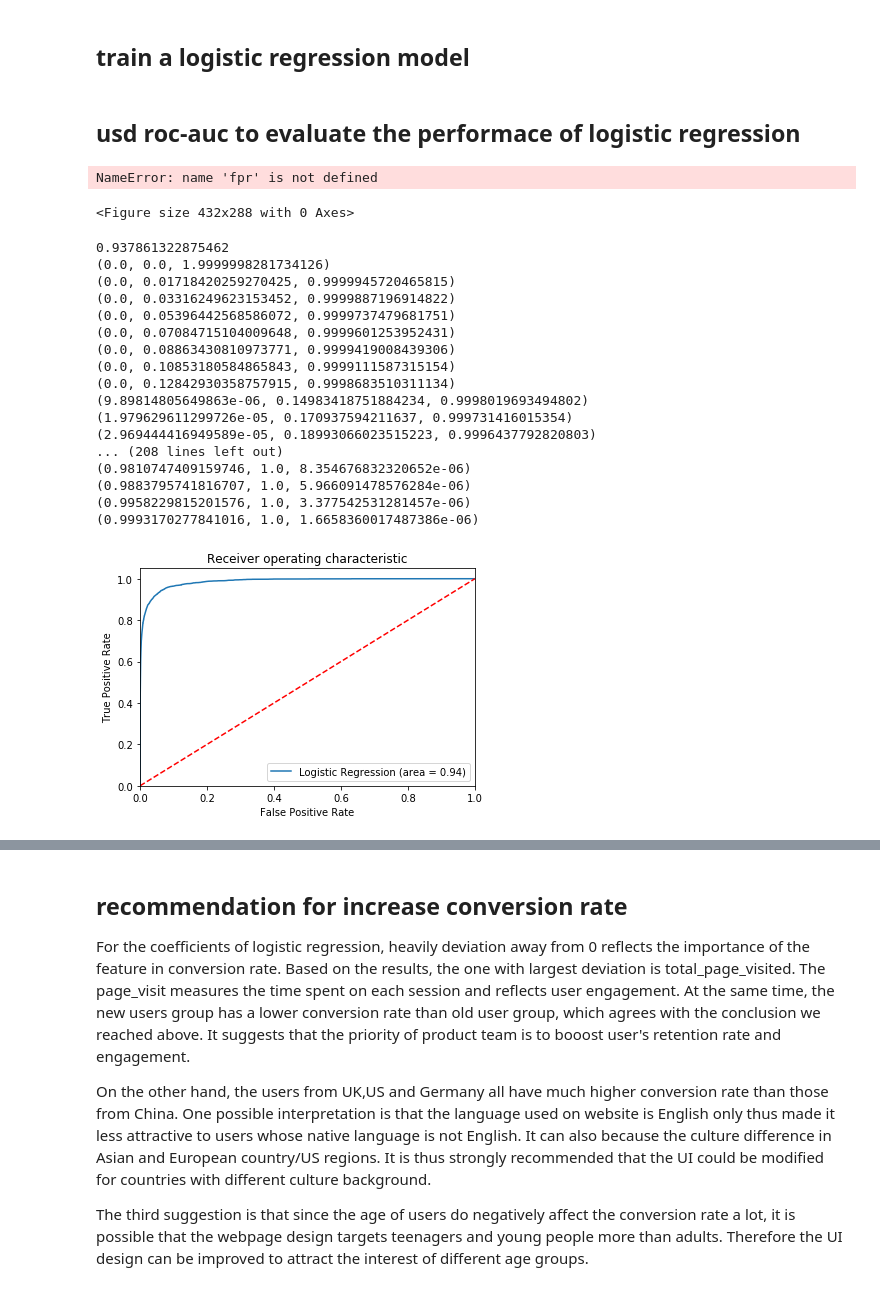
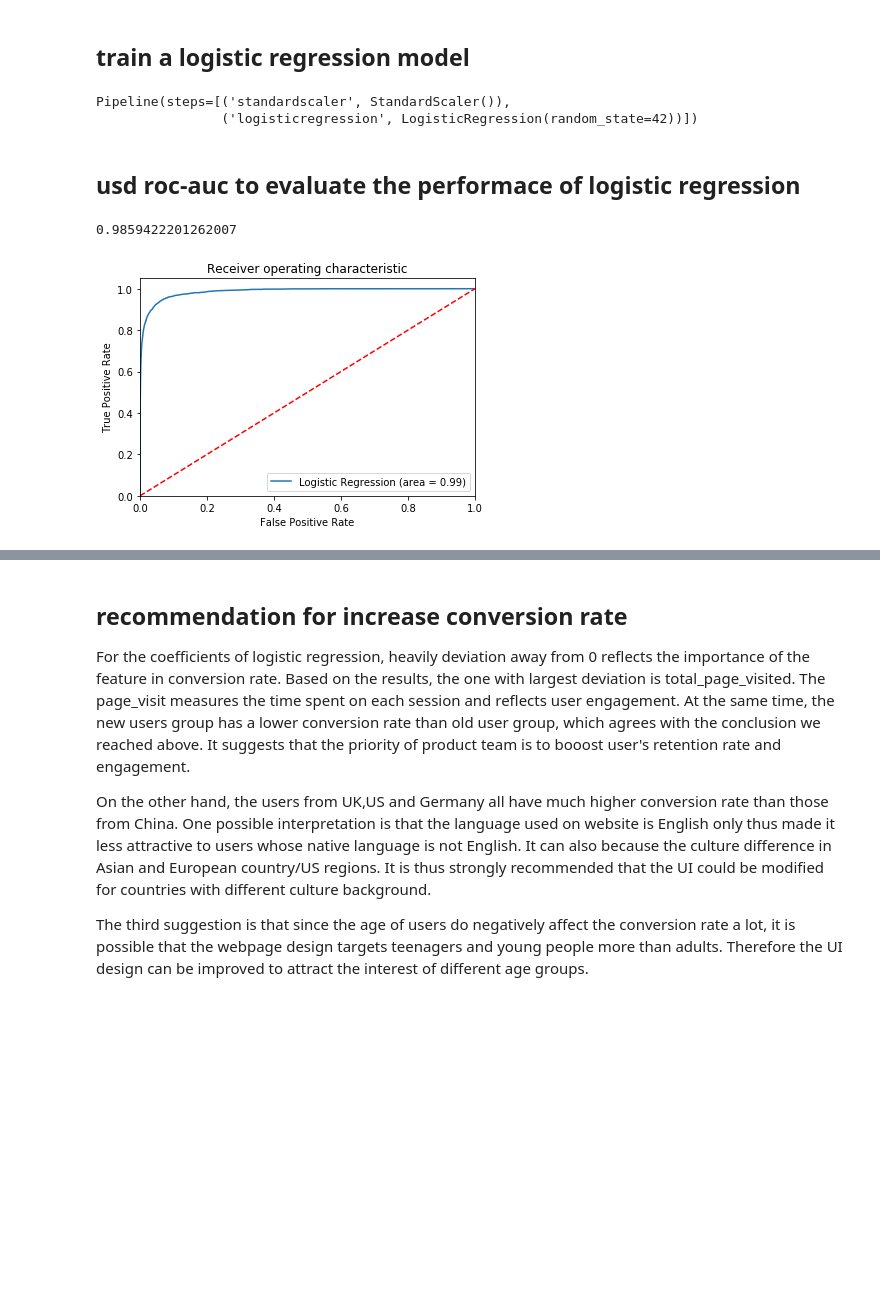
Before and after one commit to jujWang96/collection-of-DS-challenges, a Jupyter notebook: conversion_rate/conversion_rate.ipynb, the cells around one changed output, grey strips where cells are left out. Drawn from its saved outputs; the diff is of its cells as text; code cells hidden in the pictures; blank space fills up the shorter version.

```diff
--- a/conversion_rate/conversion_rate.ipynb
+++ b/conversion_rate/conversion_rate.ipynb
@@ -182,0 +162,5 @@ y_train = y_train.append(y_res)
+# %%
+#convert the string object to numeric object for SMOTENC
+encode_nums = {"country": {"China": 1, "Germany": 2, "UK":3, "US":4}}
+smt = SMOTENC(random_state=42, categorical_features = [0,2,3])
+X_res, y_res = smt.fit_resample(X_train.replace(encode_nums),y_train)
@@ -183,4 +177,8 @@ y_train = y_train.append(y_res)
 # %% [markdown]
 ## train a logistic regression model
 # %%
-clf = make_pipeline(StandardScaler(),LogisticRegression(random_state=0)).fit(X_res, y_res)
+clf = make_pipeline(StandardScaler(),LogisticRegression(random_state=42))
+clf.fit(X_res, y_res)
+# %% [output]
+Pipeline(steps=[('standardscaler', StandardScaler()),
+                ('logisticregression', LogisticRegression(random_state=42))])
@@ -188,57 +188,23 @@ clf = make_pipeline(StandardScaler(),LogisticRegression(random_state=0)).fit(X_r
 ## usd roc-auc to evaluate the performace of logistic regression
 # %%
 plt.figure()
-logit_roc_auc = roc_auc_score(y_test, clf.predict(X_test))
+logit_roc_auc = roc_auc_score(y_test, y_pred_proba)
+print(logit_roc_auc)
+
+#plot the ROC curve
+fpr, tpr, thresholds = roc_curve(y_test,y_pred_proba)
+
 plt.plot(fpr, tpr, label='Logistic Regression (area = %0.2f)' % logit_roc_auc)
 plt.plot([0, 1], [0, 1],'r--')
 plt.xlim([0.0, 1.0])
 plt.ylim([0.0, 1.05])
 plt.xlabel('False Positive Rate')
 plt.ylabel('True Positive Rate')
 plt.title('Receiver operating characteristic')
 plt.legend(loc="lower right")
 plt.savefig('Log_ROC')
 plt.show()
 # %% [output]
-NameError: name 'fpr' is not defined
+0.9859422201262007
-<Figure size 432x288 with 0 Axes>
+[figure, added]
-# %%
-plt.figure()
-logit_roc_auc = roc_auc_score(y_test, clf.predict(X_test))
-print(logit_roc_auc)
-
-#plot the ROC curve
-fpr, tpr, thresholds = roc_curve(y_test, clf.predict_proba(X_test)[:,1])
-for i,row in enumerate(zip(fpr,tpr,thresholds)):
-    if i%20==0:
-        print(row)
-plt.plot(fpr, tpr, label='Logistic Regression (area = %0.2f)' % logit_roc_auc)
-plt.plot([0, 1], [0, 1],'r--')
-plt.xlim([0.0, 1.0])
-plt.ylim([0.0, 1.05])
-plt.xlabel('False Positive Rate')
-plt.ylabel('True Positive Rate')
-plt.title('Receiver operating characteristic')
-plt.legend(loc="lower right")
-plt.savefig('Log_ROC')
-plt.show()
-# %% [output]
-0.937861322875462
-(0.0, 0.0, 1.9999998281734126)
-(0.0, 0.01718420259270425, 0.9999945720465815)
-(0.0, 0.03316249623153452, 0.9999887196914822)
-(0.0, 0.05396442568586072, 0.9999737479681751)
-(0.0, 0.07084715104009648, 0.9999601253952431)
-(0.0, 0.08863430810973771, 0.9999419008439306)
-(0.0, 0.10853180584865843, 0.9999111587315154)
-(0.0, 0.12842930358757915, 0.9998683510311134)
-(9.89814805649863e-06, 0.14983418751884234, 0.9998019693494802)
-(1.979629611299726e-05, 0.170937594211637, 0.999731416015354)
-(2.969444416949589e-05, 0.18993066023515223, 0.9996437792820803)
-... (208 lines left out)
-(0.9810747409159746, 1.0, 8.354676832320652e-06)
-(0.9883795741816707, 1.0, 5.966091478576284e-06)
-(0.9958229815201576, 1.0, 3.377542531281457e-06)
-(0.9993170277841016, 1.0, 1.6658360017487386e-06)
-[figure, removed]
 # %% [markdown]
```
Also changed, not shown: parts of 23 cells of this notebook.
